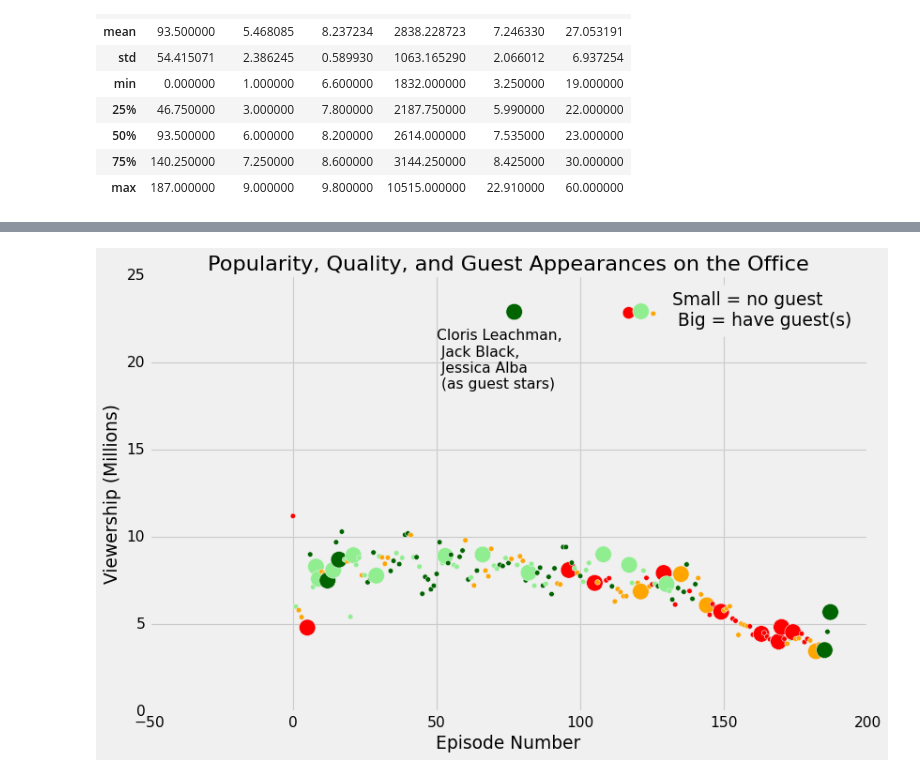
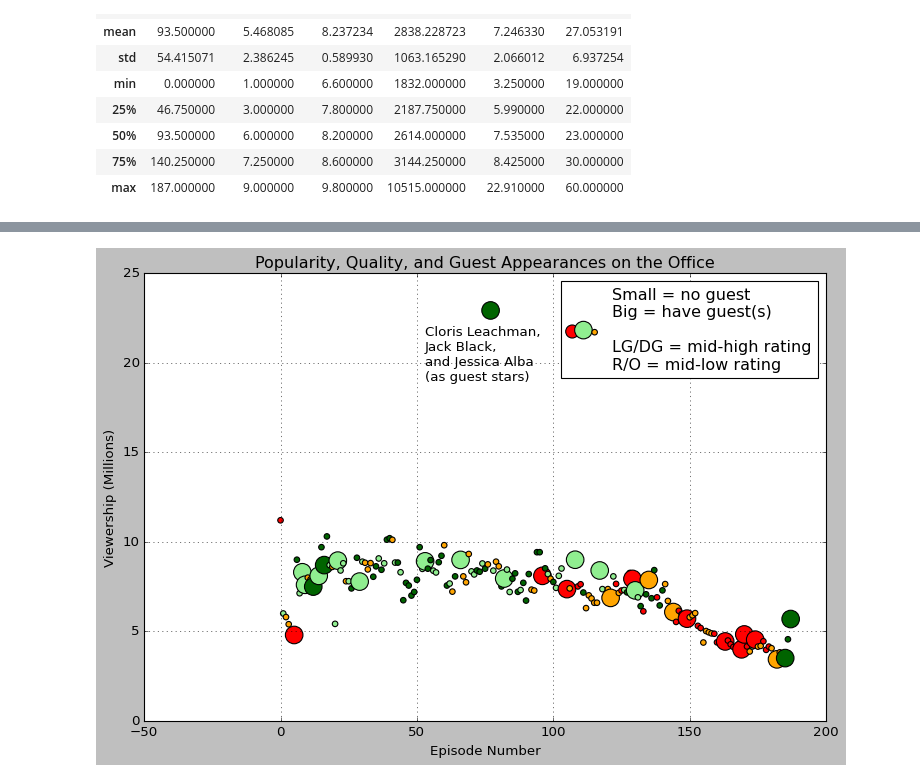
Before and after one commit to pannandayu/DataVisualization_TheOffice, a Jupyter notebook: TheOffice_DataCamp_Unguided_Pannanda.ipynb, the cells around one changed output, grey strips where cells are left out. Saved outputs shown, nothing was run; the diff lists cells and outputs as text; code cells hidden in the pictures.

```diff
--- a/TheOffice_DataCamp_Unguided_Pannanda.ipynb
+++ b/TheOffice_DataCamp_Unguided_Pannanda.ipynb
@@ -65,17 +65,18 @@ df[df['Viewership'] == 22.91]
 |  | Episode | Season | EpisodeTitle | About | Ratings | Votes | Viewership | Duration | Date | GuestStars | ... |
 | 77 | 77 | 5 | Stress Relief | Dwight's too-realistic fire alarm... | 9.7 | 8170 | 22.91 | 60 | 2009-02-01 | Cloris Leachman, Jack Black, Jess... | ... |
 # %%
-fig, ax = plt.subplots(figsize=(11,7))
-plt.style.use('fivethirtyeight')
+fig, ax = plt.subplots(figsize=(11,7), frameon=True)
+plt.style.use('classic')
 plt.grid(True)
-ax.scatter(x=df['Episode'], y=df['Viewership'], c=df['colors'], s=df['size'], label='Small = no guest \n Big = have guest(s)')
+plt.scatter(x=df['Episode'], y=df['Viewership'], c=df['colors'], s=df['size'], label='Small = no guest\nBig = have guest(s)\n\
+\nLG/DG = mid-high rating\nR/O = mid-low rating')
 
-plt.annotate('Cloris Leachman,\n Jack Black,\n Jessica Alba \n (as guest stars)', [50,18.5])
+plt.annotate('Cloris Leachman,\nJack Black,\nand Jessica Alba\n(as guest stars)', [53,19])
 plt.title("Popularity, Quality, and Guest Appearances on the Office")
 plt.xlabel("Episode Number")
 plt.ylabel("Viewership (Millions)")
 plt.legend()
 
 plt.show()
 # %% [output]
-[figure, old version]
+[figure, new version]
```
